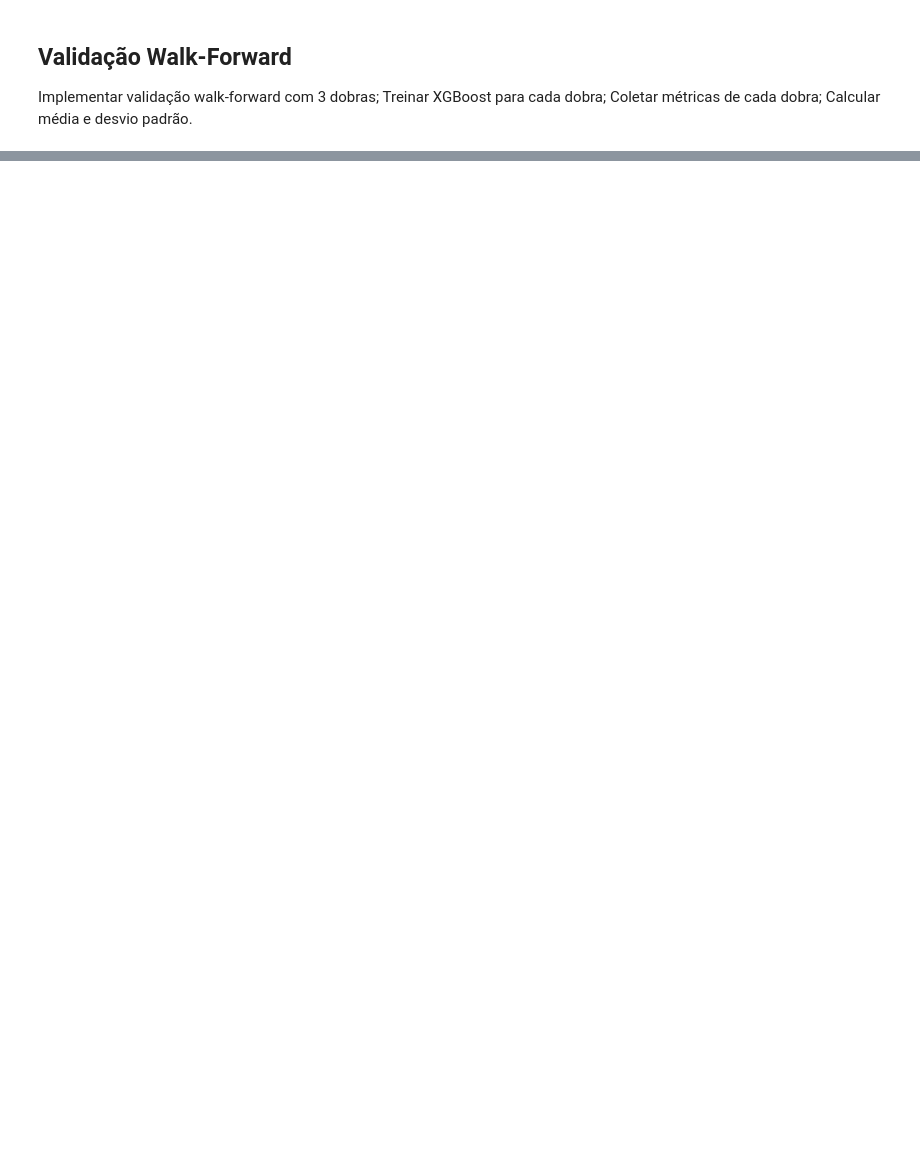
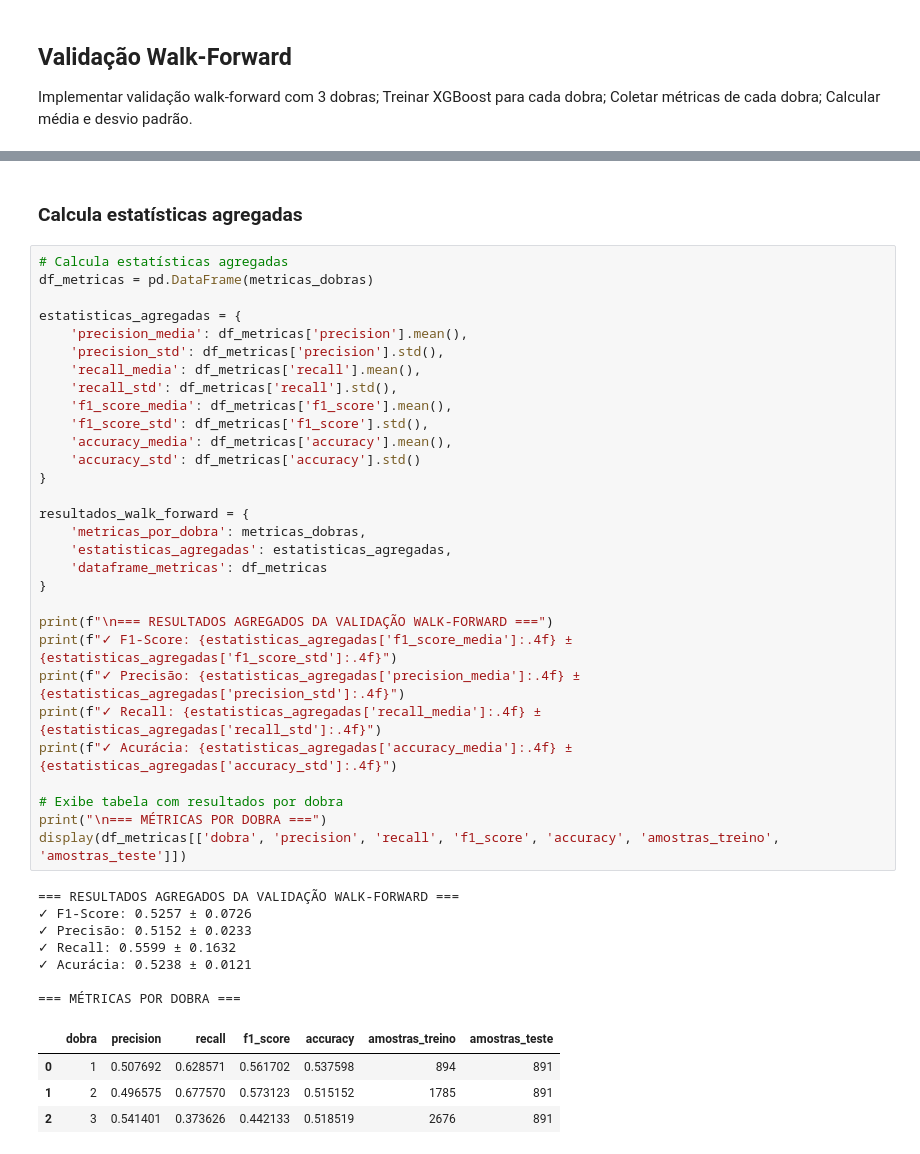
Before and after one commit to suprarn/tudofiap, a Jupyter notebook: Tech Challenge 2/final/tech_challenge_2_final.ipynb, the cells around one changed output, grey strips where cells are left out. Drawn from its saved outputs; the diff is of its cells as text; blank space fills up the shorter version.

Commit message:
teste

```diff
--- a/Tech Challenge 2/final/tech_challenge_2_final.ipynb
+++ b/Tech Challenge 2/final/tech_challenge_2_final.ipynb
@@ -1867,0 +1868,44 @@ metricas_dobras = validacao_walk_forward(dados_preparados, n_splits=3)
+# %% [markdown]
+### Calcula estatísticas agregadas
+# %%
+# Calcula estatísticas agregadas
+df_metricas = pd.DataFrame(metricas_dobras)
+
+estatisticas_agregadas = {
+    'precision_media': df_metricas['precision'].mean(),
+    'precision_std': df_metricas['precision'].std(),
+    'recall_media': df_metricas['recall'].mean(),
+    'recall_std': df_metricas['recall'].std(),
+    'f1_score_media': df_metricas['f1_score'].mean(),
+    'f1_score_std': df_metricas['f1_score'].std(),
+    'accuracy_media': df_metricas['accuracy'].mean(),
+    'accuracy_std': df_metricas['accuracy'].std()
+}
+
+resultados_walk_forward = {
+    'metricas_por_dobra': metricas_dobras,
+    'estatisticas_agregadas': estatisticas_agregadas,
+    'dataframe_metricas': df_metricas
+}
+
+print(f"\n=== RESULTADOS AGREGADOS DA VALIDAÇÃO WALK-FORWARD ===")
+print(f"✓ F1-Score: {estatisticas_agregadas['f1_score_media']:.4f} ± {estatisticas_agregadas['f1_score_std']:.4f}")
+print(f"✓ Precisão: {estatisticas_agregadas['precision_media']:.4f} ± {estatisticas_agregadas['precision_std']:.4f}")
+print(f"✓ Recall: {estatisticas_agregadas['recall_media']:.4f} ± {estatisticas_agregadas['recall_std']:.4f}")
+print(f"✓ Acurácia: {estatisticas_agregadas['accuracy_media']:.4f} ± {estatisticas_agregadas['accuracy_std']:.4f}")
+
+# Exibe tabela com resultados por dobra
+print("\n=== MÉTRICAS POR DOBRA ===")
+display(df_metricas[['dobra', 'precision', 'recall', 'f1_score', 'accuracy', 'amostras_treino', 'amostras_teste']])
+# %% [output]
+=== RESULTADOS AGREGADOS DA VALIDAÇÃO WALK-FORWARD ===
+✓ F1-Score: 0.5257 ± 0.0726
+✓ Precisão: 0.5152 ± 0.0233
+✓ Recall: 0.5599 ± 0.1632
+✓ Acurácia: 0.5238 ± 0.0121
+
+=== MÉTRICAS POR DOBRA ===
+|  | dobra | precision | recall | f1_score | accuracy | amostras_treino | amostras_teste |
+| 0 | 1 | 0.507692 | 0.628571 | 0.561702 | 0.537598 | 894 | 891 |
+| 1 | 2 | 0.496575 | 0.677570 | 0.573123 | 0.515152 | 1785 | 891 |
+| 2 | 3 | 0.541401 | 0.373626 | 0.442133 | 0.518519 | 2676 | 891 |
```
Also changed, not shown: parts of 8 cells of this notebook, 3 other files.
